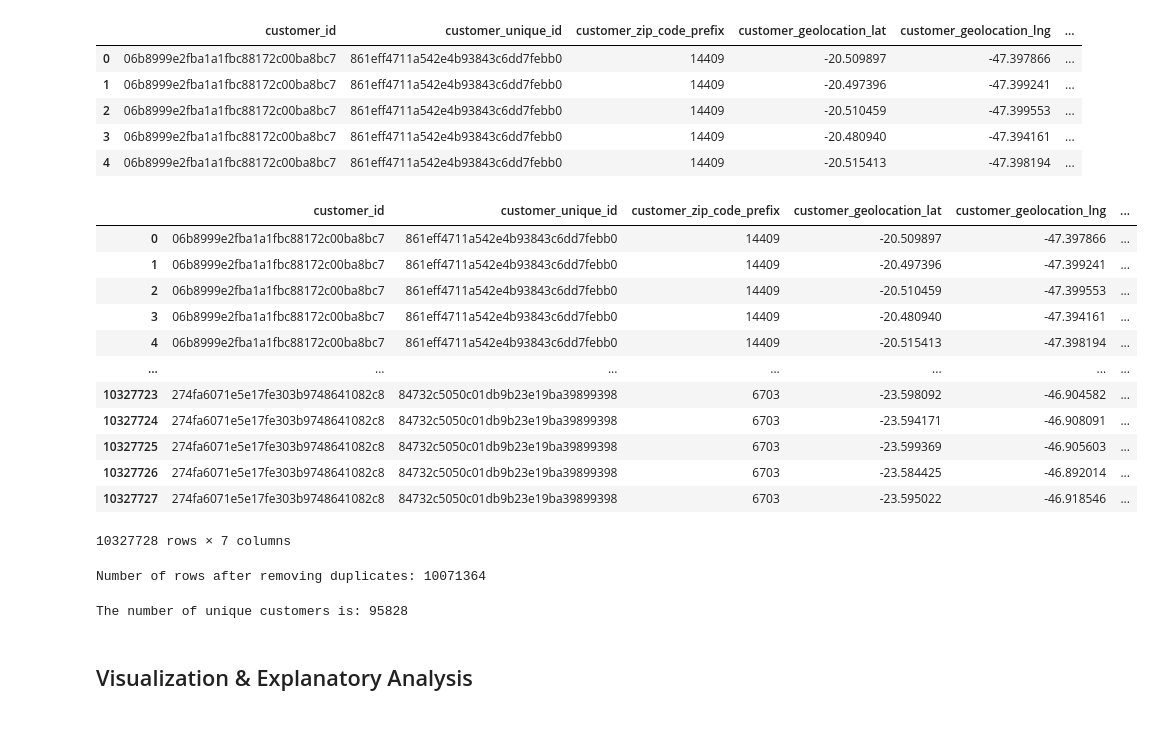
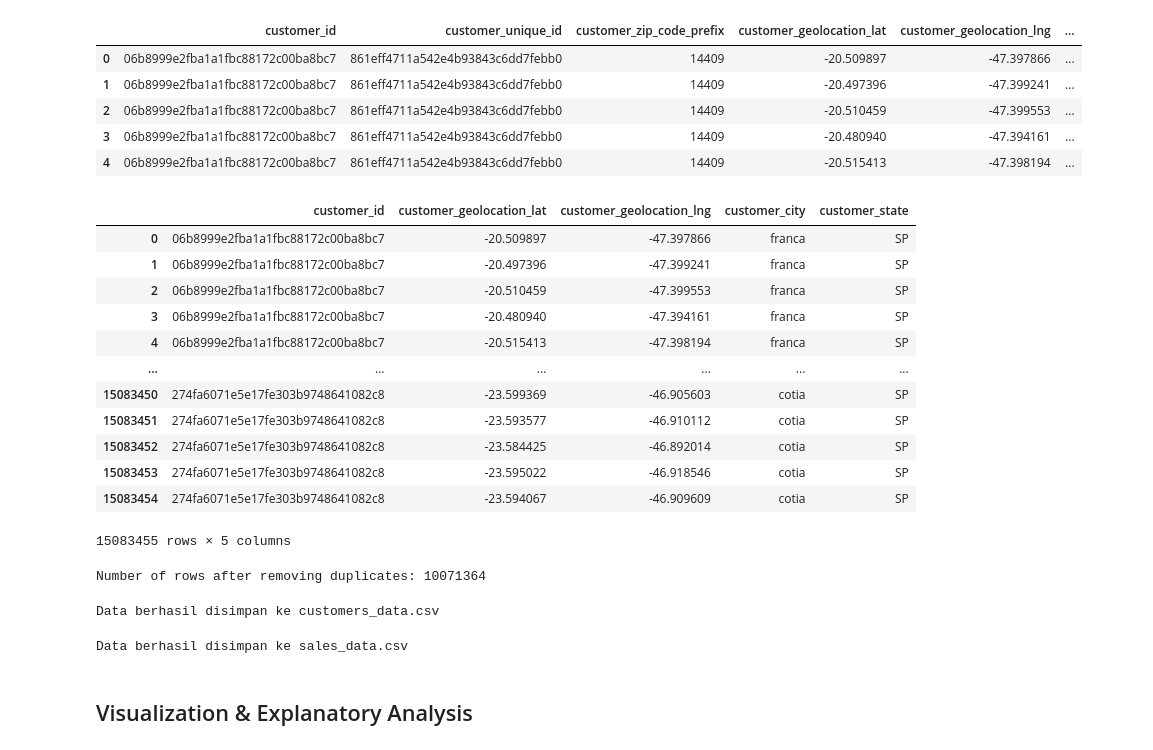
Before and after one commit to bino1kromo/Project-data-analysis, a Jupyter notebook: Proyek_Analisis_Data_Meysi.ipynb, the cells around one changed output. Drawn from its saved outputs; the diff is of its cells as text; code cells hidden in the pictures.

```diff
--- a/Proyek_Analisis_Data_Meysi.ipynb
+++ b/Proyek_Analisis_Data_Meysi.ipynb
@@ -237,7 +208,5 @@ products : 0 duplicates.
 product_categorys : 0 duplicates.
 geolocations : 261831 duplicates.
-# %%
-geolocations = geolocations.drop_duplicates()
 # %%
 for df, name in dataframes:
     print(f"{name} missing values:\n{df.isnull().sum()}\n")
@@ -449,21 +385,21 @@ customers.head()
 | 4 | 06b8999e2fba1a1fbc88172c00ba8bc7 | 861eff4711a542e4b93843c6dd7febb0 | 14409 | -20.515413 | -47.398194 | ... |
 # %%
 # Drop the unused columns from sellers_df
-customers = customers.drop(columns=['geolocation_city', 'geolocation_state'])
-customers
+customers1 = customers.drop(columns=['geolocation_city', 'geolocation_state', 'customer_unique_id','customer_zip_code_prefix'])
+customers1
 # %% [output]
-|  | customer_id | customer_unique_id | customer_zip_code_prefix | customer_geolocation_lat | customer_geolocation_lng | ... |
-| 0 | 06b8999e2fba1a1fbc88172c00ba8bc7 | 861eff4711a542e4b93843c6dd7febb0 | 14409 | -20.509897 | -47.397866 | ... |
-| 1 | 06b8999e2fba1a1fbc88172c00ba8bc7 | 861eff4711a542e4b93843c6dd7febb0 | 14409 | -20.497396 | -47.399241 | ... |
-| 2 | 06b8999e2fba1a1fbc88172c00ba8bc7 | 861eff4711a542e4b93843c6dd7febb0 | 14409 | -20.510459 | -47.399553 | ... |
-| 3 | 06b8999e2fba1a1fbc88172c00ba8bc7 | 861eff4711a542e4b93843c6dd7febb0 | 14409 | -20.480940 | -47.394161 | ... |
-| 4 | 06b8999e2fba1a1fbc88172c00ba8bc7 | 861eff4711a542e4b93843c6dd7febb0 | 14409 | -20.515413 | -47.398194 | ... |
-| ... | ... | ... | ... | ... | ... | ... |
-| 10327723 | 274fa6071e5e17fe303b9748641082c8 | 84732c5050c01db9b23e19ba39899398 | 6703 | -23.598092 | -46.904582 | ... |
-| 10327724 | 274fa6071e5e17fe303b9748641082c8 | 84732c5050c01db9b23e19ba39899398 | 6703 | -23.594171 | -46.908091 | ... |
-| 10327725 | 274fa6071e5e17fe303b9748641082c8 | 84732c5050c01db9b23e19ba39899398 | 6703 | -23.599369 | -46.905603 | ... |
-| 10327726 | 274fa6071e5e17fe303b9748641082c8 | 84732c5050c01db9b23e19ba39899398 | 6703 | -23.584425 | -46.892014 | ... |
-| 10327727 | 274fa6071e5e17fe303b9748641082c8 | 84732c5050c01db9b23e19ba39899398 | 6703 | -23.595022 | -46.918546 | ... |
+|  | customer_id | customer_geolocation_lat | customer_geolocation_lng | customer_city | customer_state |
+| 0 | 06b8999e2fba1a1fbc88172c00ba8bc7 | -20.509897 | -47.397866 | franca | SP |
+| 1 | 06b8999e2fba1a1fbc88172c00ba8bc7 | -20.497396 | -47.399241 | franca | SP |
+| 2 | 06b8999e2fba1a1fbc88172c00ba8bc7 | -20.510459 | -47.399553 | franca | SP |
+| 3 | 06b8999e2fba1a1fbc88172c00ba8bc7 | -20.480940 | -47.394161 | franca | SP |
+| 4 | 06b8999e2fba1a1fbc88172c00ba8bc7 | -20.515413 | -47.398194 | franca | SP |
+| ... | ... | ... | ... | ... | ... |
+| 15083450 | 274fa6071e5e17fe303b9748641082c8 | -23.599369 | -46.905603 | cotia | SP |
+| 15083451 | 274fa6071e5e17fe303b9748641082c8 | -23.593577 | -46.910112 | cotia | SP |
+| 15083452 | 274fa6071e5e17fe303b9748641082c8 | -23.584425 | -46.892014 | cotia | SP |
+| 15083453 | 274fa6071e5e17fe303b9748641082c8 | -23.595022 | -46.918546 | cotia | SP |
+| 15083454 | 274fa6071e5e17fe303b9748641082c8 | -23.594067 | -46.909609 | cotia | SP |
-10327728 rows × 7 columns
+15083455 rows × 5 columns
 # %%
 # Remove duplicate rows from customers_df
@@ -474,9 +410,23 @@ print(f"Number of rows after removing duplicates: {customers.shape[0]}")
 # %% [output]
 Number of rows after removing duplicates: 10071364
-# %%
-# Group by 'customer_unique_id' and count the number of unique customers
-unique_customers_count = customers['customer_unique_id'].nunique()
-
-print(f"The number of unique customers is: {unique_customers_count}")
-# %% [output]
-The number of unique customers is: 95828
+# %%
+customers_data = customers1
+# Menyimpan hasil penggabungan ke dalam file CSV
+customers_data.to_csv('customers_data.csv', index=False)
+
+print("Data berhasil disimpan ke customers_data.csv")
+# %% [output]
+Data berhasil disimpan ke customers_data.csv
+# %%
+# Menggabungkan data order_items dengan orders berdasarkan order_id
+sales_data = pd.merge(order_items, orders, on='order_id')
+
+# Menggabungkan hasil penggabungan dengan products1 berdasarkan product_id
+sales_data = pd.merge(sales_data, products1, on='product_id')
+
+# Menyimpan hasil penggabungan ke dalam file CSV
+sales_data.to_csv('sales_data.csv', index=False)
+
+print("Data berhasil disimpan ke sales_data.csv")
+# %% [output]
+Data berhasil disimpan ke sales_data.csv
```
Also changed, not shown: parts of 52 cells of this notebook.
